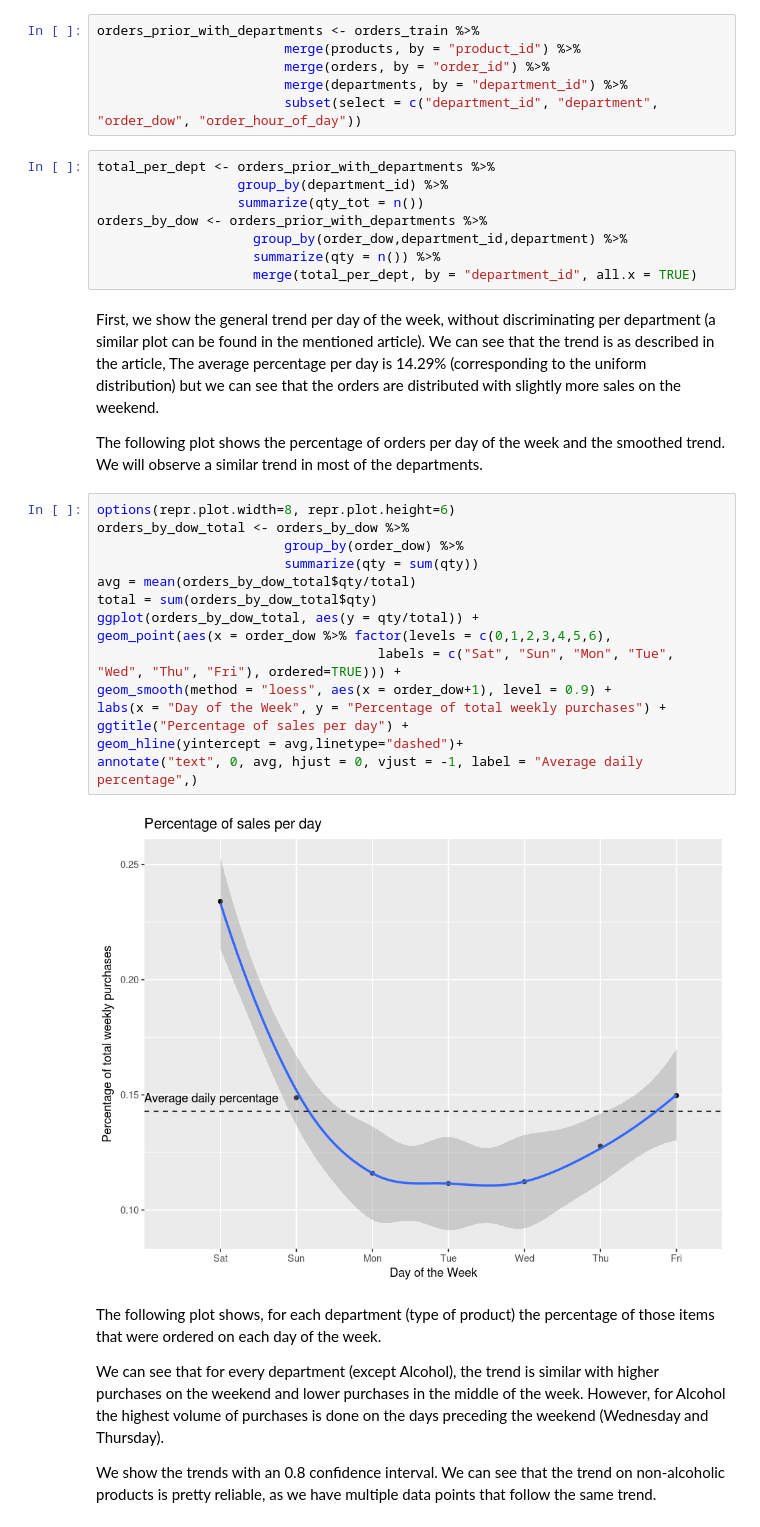
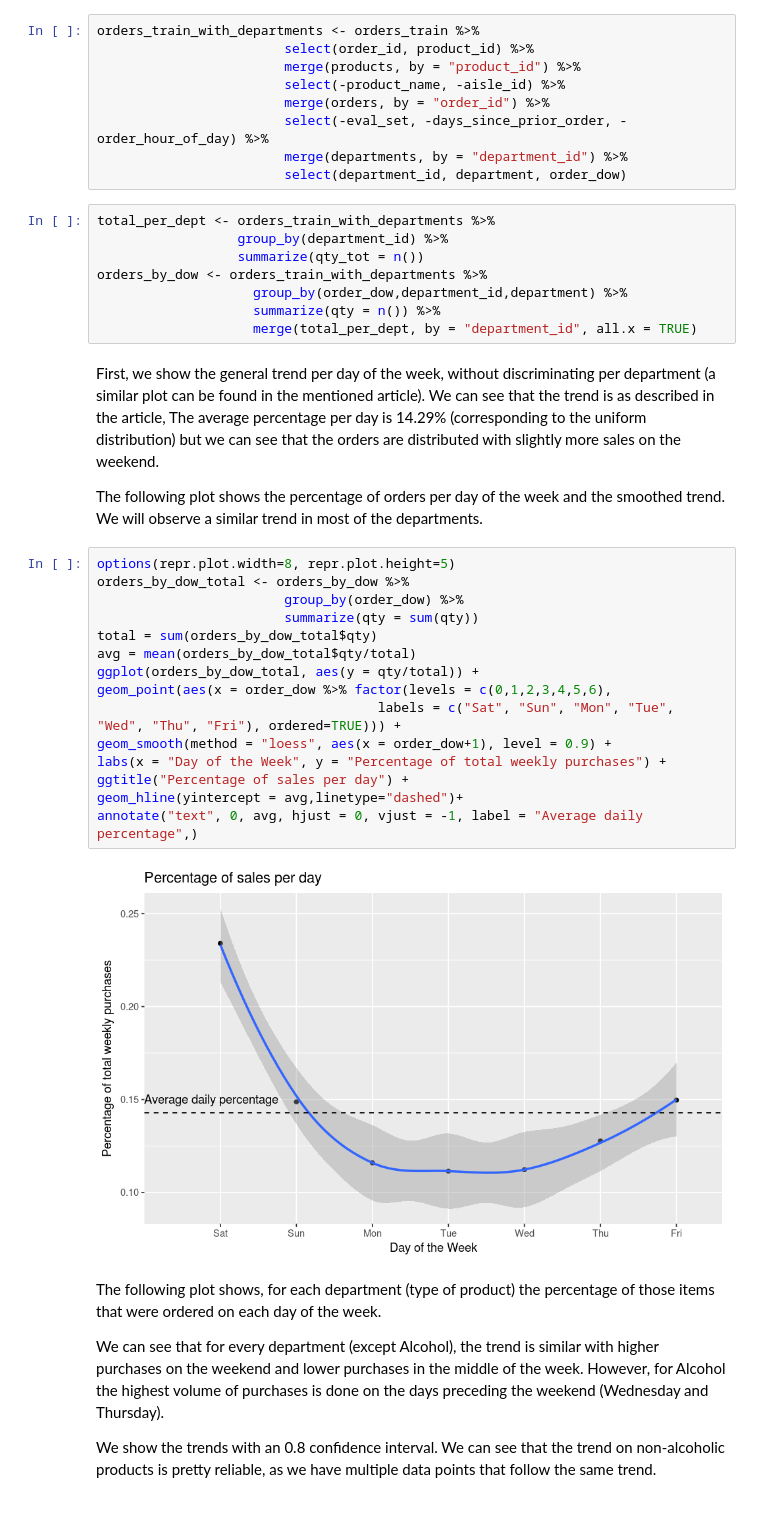
Before and after one commit to fabikw/DataAnalysis, a Jupyter notebook: Data Analysis Instacart.ipynb, the cells around one changed output. Drawn from its saved outputs; the diff is of its cells as text.

Commit message:
Added image and fixed some text.

```diff
--- a/Data Analysis Instacart.ipynb
+++ b/Data Analysis Instacart.ipynb
@@ -44,14 +79,17 @@ For each individual product ordered (from `orders_prior`) we associate its `depa
 # %%
-orders_prior_with_departments <- orders_train %>%
+orders_train_with_departments <- orders_train %>%
+                        select(order_id, product_id) %>%
                         merge(products, by = "product_id") %>%
+                        select(-product_name, -aisle_id) %>%
                         merge(orders, by = "order_id") %>%
+                        select(-eval_set, -days_since_prior_order, -order_hour_of_day) %>%
                         merge(departments, by = "department_id") %>%
-                        subset(select = c("department_id", "department", "order_dow", "order_hour_of_day"))
+                        select(department_id, department, order_dow)
 # %%
-total_per_dept <- orders_prior_with_departments %>%
+total_per_dept <- orders_train_with_departments %>%
                   group_by(department_id) %>%
                   summarize(qty_tot = n())
-orders_by_dow <- orders_prior_with_departments %>%
+orders_by_dow <- orders_train_with_departments %>%
                     group_by(order_dow,department_id,department) %>%
                     summarize(qty = n()) %>%
                     merge(total_per_dept, by = "department_id", all.x = TRUE)
@@ -60,22 +98,22 @@ First, we show the general trend per day of the week, without discriminating per
 
 The following plot shows the percentage of orders per day of the week and the smoothed trend. We will observe a similar trend in most of the departments.
 # %%
-options(repr.plot.width=8, repr.plot.height=6)
+options(repr.plot.width=8, repr.plot.height=5)
 orders_by_dow_total <- orders_by_dow %>%
                         group_by(order_dow) %>%
                         summarize(qty = sum(qty))
+total = sum(orders_by_dow_total$qty)
 avg = mean(orders_by_dow_total$qty/total)
-total = sum(orders_by_dow_total$qty)
 ggplot(orders_by_dow_total, aes(y = qty/total)) +
 geom_point(aes(x = order_dow %>% factor(levels = c(0,1,2,3,4,5,6),
                                     labels = c("Sat", "Sun", "Mon", "Tue", "Wed", "Thu", "Fri"), ordered=TRUE))) +
 geom_smooth(method = "loess", aes(x = order_dow+1), level = 0.9) +
 labs(x = "Day of the Week", y = "Percentage of total weekly purchases") +
 ggtitle("Percentage of sales per day") +
 geom_hline(yintercept = avg,linetype="dashed")+
 annotate("text", 0, avg, hjust = 0, vjust = -1, label = "Average daily percentage",)
 # %% [output]
-[figure, old version]
+[figure, new version]
 # %% [markdown]
 The following plot shows, for each department (type of product) the percentage of those items that were ordered on each day of the week.
 
```
Also changed, not shown: parts of 6 cells of this notebook, 1 other file.
